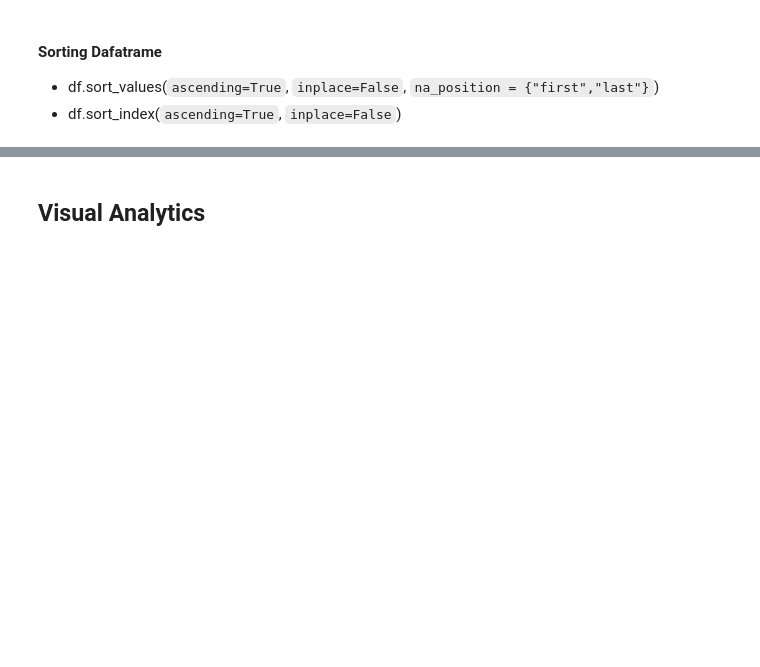
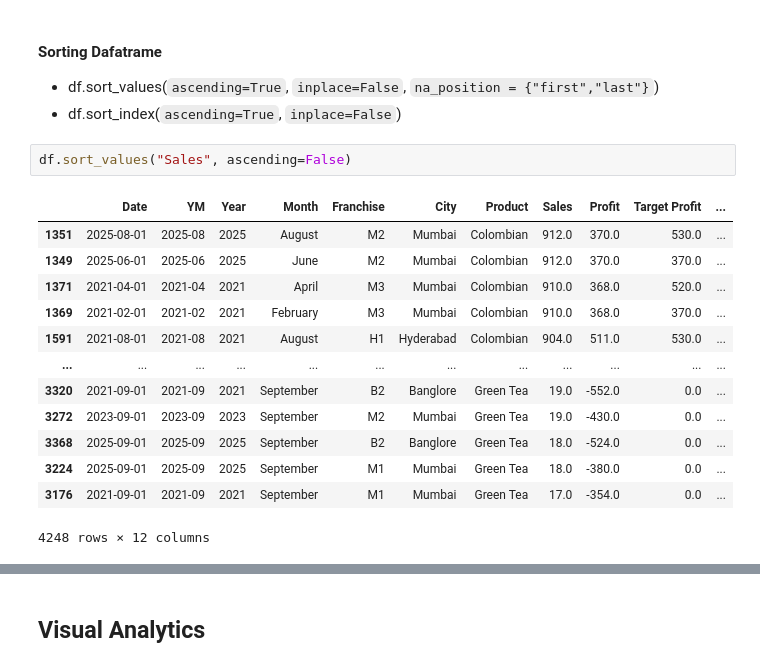
Before and after one commit to knowledge-corner/CGI_19_may_25, a Jupyter notebook: Classwork/Classwork Notebook.ipynb, the cells around one changed output, grey strips where cells are left out. Saved outputs shown, nothing was run; the diff lists cells and outputs as text; blank space fills up the shorter version.

```diff
--- a/Classwork/Classwork Notebook.ipynb
+++ b/Classwork/Classwork Notebook.ipynb
@@ -2284,6 +2334,22 @@ Name: Sales, Length: 4248, dtype: float64
 #### Sorting Dafatrame
 - df.sort_values(`ascending=True`, `inplace=False`, `na_position = {"first","last"}`)
 - df.sort_index(`ascending=True`, `inplace=False`)
+# %%
+df.sort_values("Sales", ascending=False)
+# %% [output]
+|  | Date | YM | Year | Month | Franchise | City | Product | Sales | Profit | Target Profit | ... |
+| 1351 | 2025-08-01 | 2025-08 | 2025 | August | M2 | Mumbai | Colombian | 912.0 | 370.0 | 530.0 | ... |
+| 1349 | 2025-06-01 | 2025-06 | 2025 | June | M2 | Mumbai | Colombian | 912.0 | 370.0 | 370.0 | ... |
+| 1371 | 2021-04-01 | 2021-04 | 2021 | April | M3 | Mumbai | Colombian | 910.0 | 368.0 | 520.0 | ... |
+| 1369 | 2021-02-01 | 2021-02 | 2021 | February | M3 | Mumbai | Colombian | 910.0 | 368.0 | 370.0 | ... |
+| 1591 | 2021-08-01 | 2021-08 | 2021 | August | H1 | Hyderabad | Colombian | 904.0 | 511.0 | 530.0 | ... |
+| ... | ... | ... | ... | ... | ... | ... | ... | ... | ... | ... | ... |
+| 3320 | 2021-09-01 | 2021-09 | 2021 | September | B2 | Banglore | Green Tea | 19.0 | -552.0 | 0.0 | ... |
+| 3272 | 2023-09-01 | 2023-09 | 2023 | September | M2 | Mumbai | Green Tea | 19.0 | -430.0 | 0.0 | ... |
+| 3368 | 2025-09-01 | 2025-09 | 2025 | September | B2 | Banglore | Green Tea | 18.0 | -524.0 | 0.0 | ... |
+| 3224 | 2025-09-01 | 2025-09 | 2025 | September | M1 | Mumbai | Green Tea | 18.0 | -380.0 | 0.0 | ... |
+| 3176 | 2021-09-01 | 2021-09 | 2021 | September | M1 | Mumbai | Green Tea | 17.0 | -354.0 | 0.0 | ... |
+4248 rows × 12 columns
 # %%
 import numpy as np
 import pandas as pd
```
Also changed, not shown: parts of 11 cells of this notebook.
